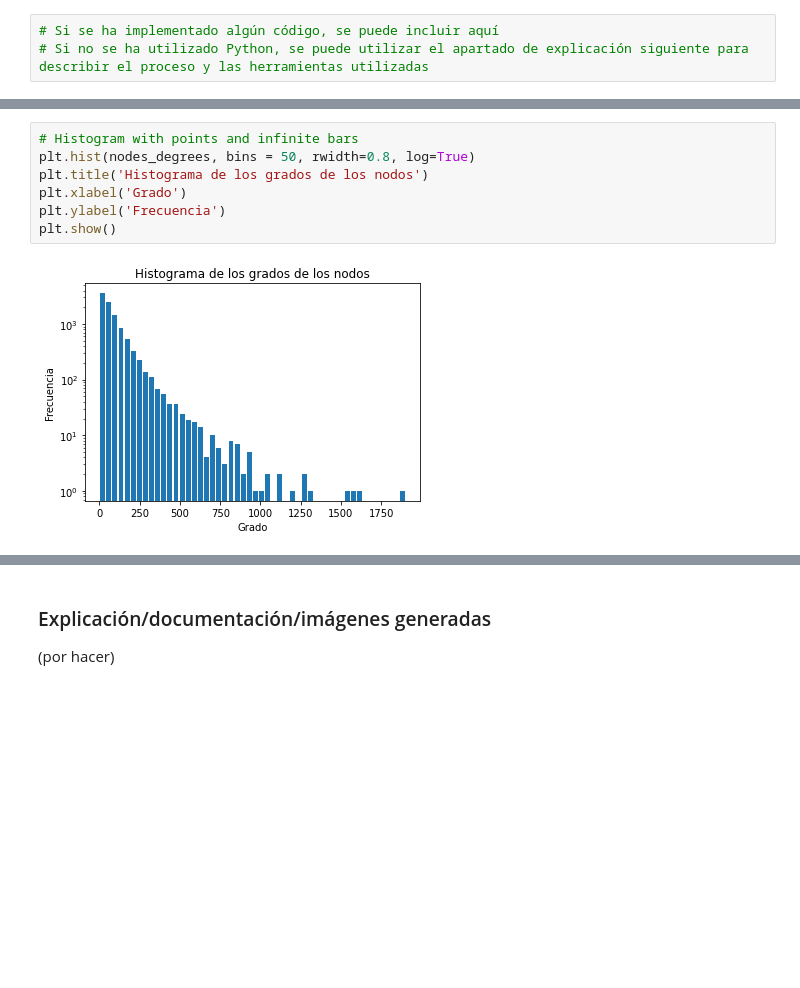
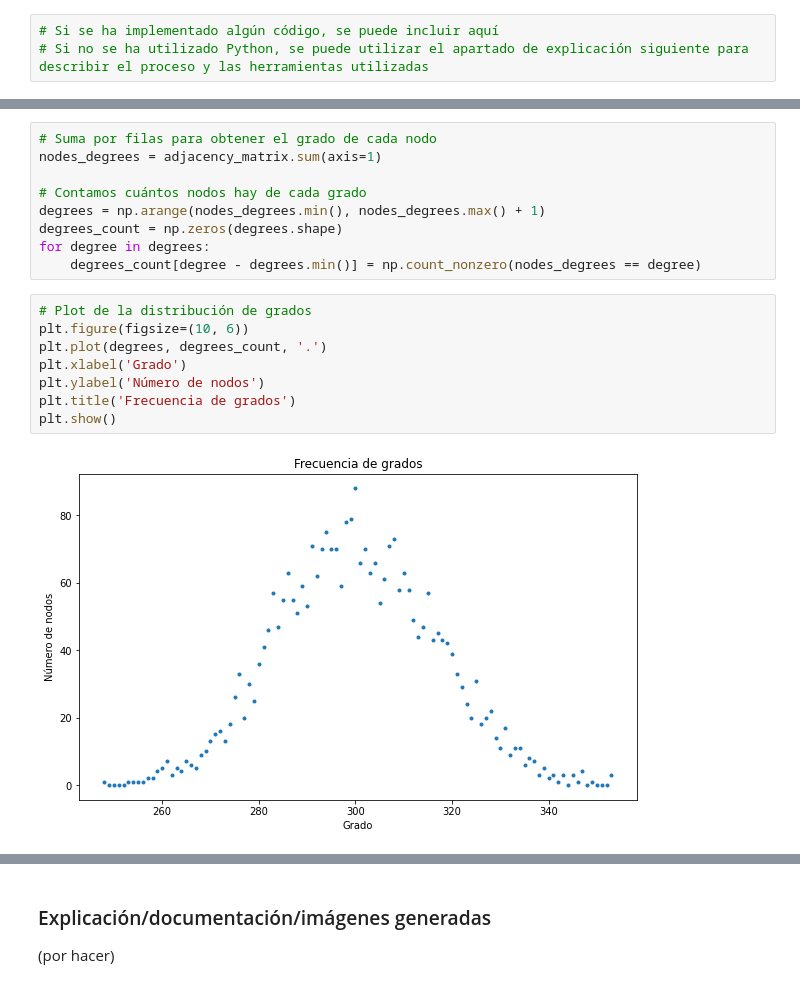
Before and after one commit to anamarsabi/bminf, a Jupyter notebook: practica-3/P3-SNA.ipynb, the cells around one changed output, grey strips where cells are left out. Saved outputs shown, nothing was run; the diff lists cells and outputs as text; blank space fills up the shorter version.

```diff
--- a/practica-3/P3-SNA.ipynb
+++ b/practica-3/P3-SNA.ipynb
@@ -124,9 +305,19 @@ nodes_degrees = adjacency_matrix.sum(axis=1)
-# %%
-# Histogram with points and infinite bars
-plt.hist(nodes_degrees, bins = 50, rwidth=0.8, log=True)
-plt.title('Histograma de los grados de los nodos')
-plt.xlabel('Grado')
-plt.ylabel('Frecuencia')
-plt.show()
-# %% [output]
-[figure, removed]
+# %%
+# Suma por filas para obtener el grado de cada nodo
+nodes_degrees = adjacency_matrix.sum(axis=1)
+
+# Contamos cuántos nodos hay de cada grado
+degrees = np.arange(nodes_degrees.min(), nodes_degrees.max() + 1)
+degrees_count = np.zeros(degrees.shape)
+for degree in degrees:
+    degrees_count[degree - degrees.min()] = np.count_nonzero(nodes_degrees == degree)
+# %%
+# Plot de la distribución de grados
+plt.figure(figsize=(10, 6))
+plt.plot(degrees, degrees_count, '.')
+plt.xlabel('Grado')
+plt.ylabel('Número de nodos')
+plt.title('Frecuencia de grados')
+plt.show()
+# %% [output]
+[figure, added]
```
Also changed, not shown: parts of 10 cells of this notebook.
